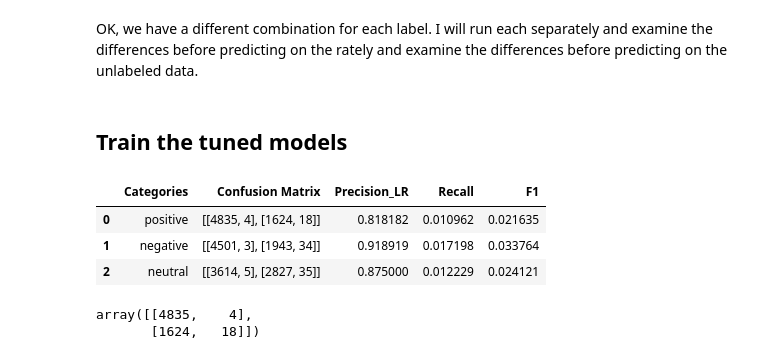
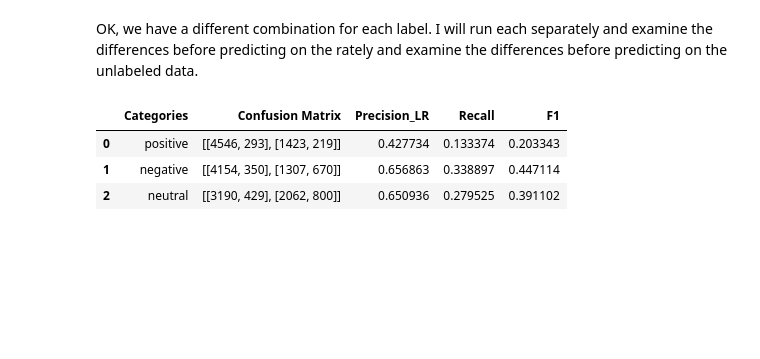
Before and after one commit to ValeryLynn/National-Patterns-in-Race-Tweets, a Jupyter notebook: VLynn_racial_tweets_training.ipynb, the cells around one changed output. Saved outputs shown, nothing was run; the diff lists cells and outputs as text; code cells hidden in the pictures; blank space fills up the shorter version.

```diff
--- a/VLynn_racial_tweets_training.ipynb
+++ b/VLynn_racial_tweets_training.ipynb
@@ -112,6 +112,16 @@ def make_xy_neut(df, vectorizer=None):
     X = X.tocsc()  # some versions of sklearn return COO format
     y = df_train['neutral'].values.astype(np.int)
     return X
+# %%
+#Vectorize the data
+from sklearn.feature_extraction.text import CountVectorizer
+from sklearn.feature_extraction.text import TfidfVectorizer
+
+vectorizer = CountVectorizer(stop_words='english',binary=False,max_df=50, ngram_range=(1, 1),
+                                     min_df=1,strip_accents='unicode',max_features=200)
+
+featurizer = TfidfVectorizer(stop_words='english',binary=False,max_df=50,min_df=1)
+X = featurizer.fit_transform(df_train.tweet)
 # %% [markdown]
 ## Multinomial Naive Bayes
 # %%
@@ -330,31 +690,37 @@ The ‘newton-cg’, ‘sag’ and ‘lbfgs’ solvers support only l2 penalties
 # %%
-clf_LR = LogisticRegression()
 
+
+vectorizer = CountVectorizer(stop_words='english',binary=False,max_df=50, ngram_range=(1, 1),
+                                     min_df=1,strip_accents='unicode',max_features=200)
+X = vectorizer.fit_transform(df_train.tweet)
+
+
+clf_LR3 = LogisticRegression()
 
 #The ‘newton-cg’, ‘sag’ and ‘lbfgs’ solvers support only l2 penalties.
 
     # Create regularization penalty space
-penalty = ['l1', 'l2']
+penalty = ['l2']
 
     # Create regularization hyperparameter space
 C = np.logspace(-4, 4, 20)
 
-#solver = ['liblinear', 'sag', 'newton-cg', 'saga', 'lbfgs']
+solver = ['liblinear', 'sag', 'newton-cg', 'saga', 'lbfgs']
 
 
     # Create hyperparameter options
-hyperparameters = dict(penalty = penalty, C=C)
+hyperparameters = dict(solver = solver, C=C)
 
 
      # Create grid search using 5-fold cross validation
-clf_tune = GridSearchCV(clf_LR, hyperparameters, cv=5, verbose=0, scoring='f1_score')
+clf_tuneLR = GridSearchCV(clf_LR3, hyperparameters, cv=5, verbose=0, scoring='f1')
 
 for category in categories:
     # Fit grid search
-    best_model = clf_tune.fit(X, df_train[category])
+    best_model = clf_tuneLR.fit(X, df_train[category])
 
     # View best hyperparameters
     print(category)
-    print('Best penalty:', best_model.best_estimator_.get_params()['penalty'])
+    print('Best solver:', best_model.best_estimator_.get_params()['solver'])
     print('Best C:', best_model.best_estimator_.get_params()['C'],'\n')
 # %% [output]
@@ -403,7 +738,5 @@ Best C: 0.03359818286283781
 # %% [markdown]
 OK, we have a different combination for each label. I will run each separately and examine the differences before predicting on the rately and examine the differences before predicting on the unlabeled data.
-# %% [markdown]
-## Train the tuned models
 # %%
 #hyperpos = ['C=0.23357214690901212']
 #hyperneg = ['penalty=l2, C=0.08858667904100823']
@@ -416,43 +749,39 @@ OK, we have a different combination for each label. I will run each separately a
 conmatrxLR = []
 precisionLR = []
 recallLR = []
 f1LR = []
 
 
 for category in categories:
     if category == 'positive':
-        clf_tuned = LogisticRegression(penalty='l1',C=0.23357214690901212,  solver='liblinear')
+        clf_tuned = LogisticRegression(penalty='l2',C=545.5594781168514,  solver='sag')
     if category == 'negative':
-        clf_tuned = LogisticRegression(penalty='l2', C=0.08858667904100823, solver='liblinear')
+        clf_tuned = LogisticRegression(penalty='l1', C=206.913808111479, solver='liblinear')
     if category == 'neutral':
-        clf_tuned = LogisticRegression(penalty='l2', C=0.03359818286283781, solver='sag')
+        clf_tuned = LogisticRegression(penalty='l2', C=11.288378916846883, solver='saga')
 
     y_train_pred = cross_val_predict(clf_tuned, X, df_train[category], cv=5)
 
     cmLR = confusion_matrix(df_train[category], y_train_pred)
     conmatrxLR.append(cmLR)
     precLR = precision_score(df_train[category], y_train_pred)
     precisionLR.append(precLR)
     recLR = recall_score(df_train[category], y_train_pred)
     recallLR.append(recLR)
     fLR = f1_score(df_train[category], y_train_pred)
     f1LR.append(fLR)
 
 dictLR = {'Categories':categories, 'Confusion Matrix':conmatrxLR, 'Precision_LR':precisionLR,
            'Recall':recallLR, 'F1':f1LR}
 df_LR = pd.DataFrame(dictLR)
 #df_NB.to_csv('Results_NB_tweets.csv')
 
-df_LR_tweets = df_LR[df_LR['Precision_LR'] >= 0]
+df_tunedLR_tweets = df_LR[df_LR['Precision_LR'] >= 0]
 
-df_LR_tweets
+
+df_tunedLR_tweets
 # %% [output]
 |  | Categories | Confusion Matrix | Precision_LR | Recall | F1 |
-| 0 | positive | [[4835, 4], [1624, 18]] | 0.818182 | 0.010962 | 0.021635 |
-| 1 | negative | [[4501, 3], [1943, 34]] | 0.918919 | 0.017198 | 0.033764 |
-| 2 | neutral | [[3614, 5], [2827, 35]] | 0.875000 | 0.012229 | 0.024121 |
+| 0 | positive | [[4546, 293], [1423, 219]] | 0.427734 | 0.133374 | 0.203343 |
+| 1 | negative | [[4154, 350], [1307, 670]] | 0.656863 | 0.338897 | 0.447114 |
+| 2 | neutral | [[3190, 429], [2062, 800]] | 0.650936 | 0.279525 | 0.391102 |
-# %%
- conmatrxLR[0]
-# %% [output]
-array([[4835,    4],
-       [1624,   18]])
```
Also changed, not shown: parts of 26 cells of this notebook.
